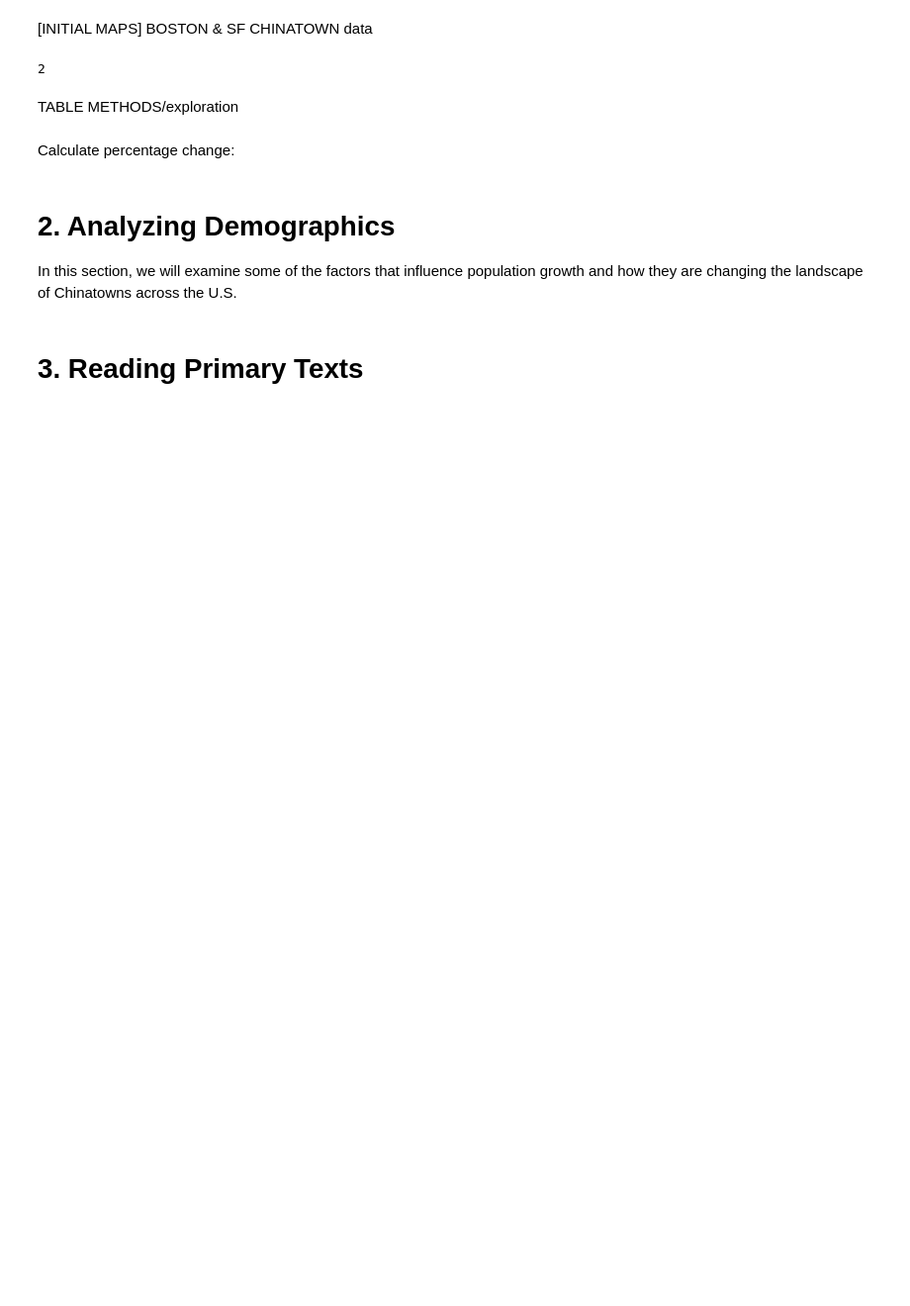
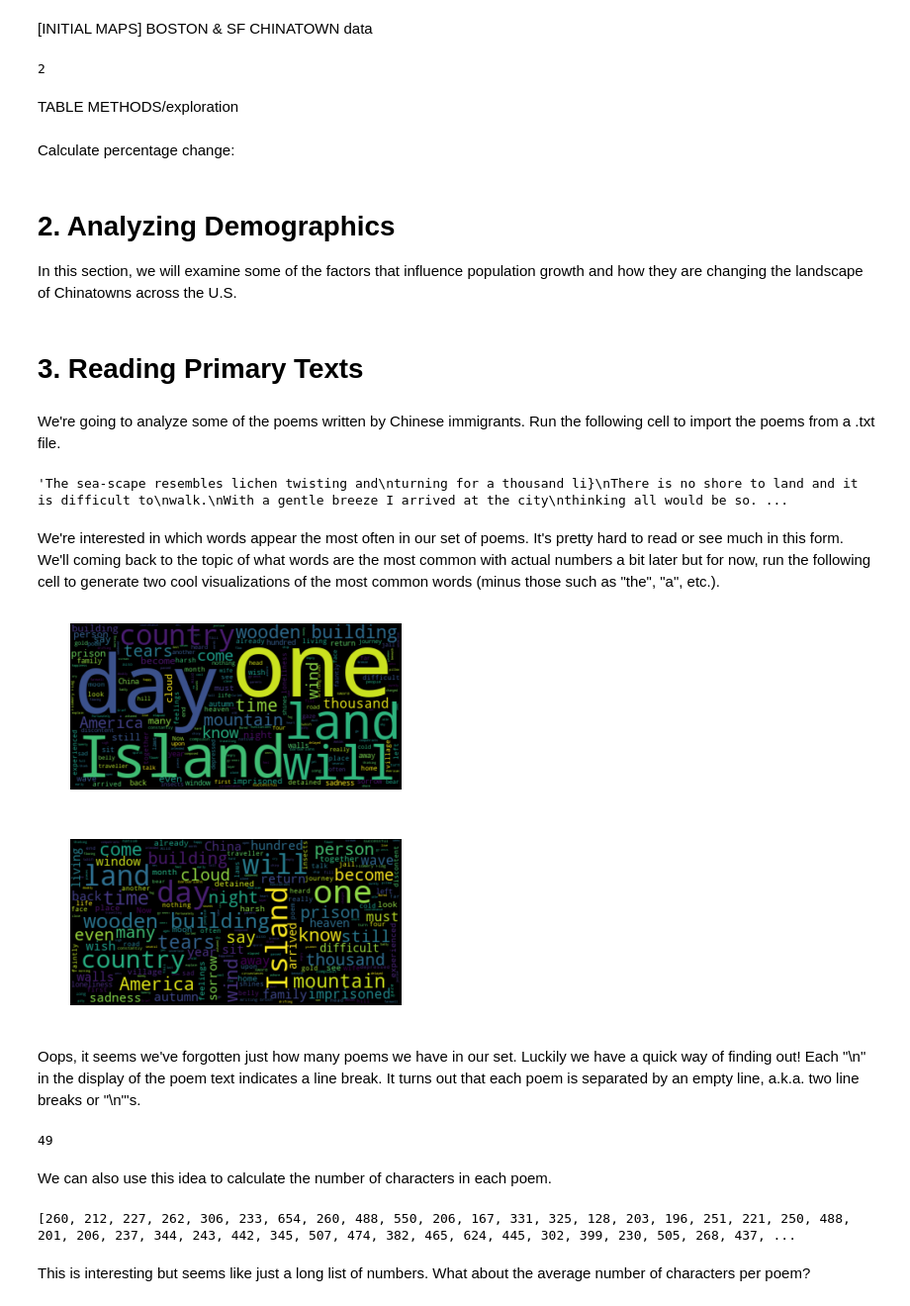
Before and after one commit to ds-modules/XENGLIS-31AC, a Jupyter notebook: XENG_31AC.ipynb, the cells around one changed output. Shown at 99% size. Cells and saved outputs as stored; diff of their text form; code cells hidden in the pictures; blank space fills up the shorter version.

Commit message:
Edited txt file and draft of text analysis of notebook

```diff
--- a/XENG_31AC.ipynb
+++ b/XENG_31AC.ipynb
@@ -56,3 +58,44 @@ Calculate percentage change:
 In this section, we will examine some of the factors that influence population growth and how they are changing the landscape of Chinatowns across the U.S.
 # %% [markdown]
 # 3. Reading Primary Texts
+# %% [markdown]
+We're going to analyze some of the poems written by Chinese immigrants. Run the following cell to import the poems from a .txt file.
+# %%
+with open('data/islandpoetry1_22.txt', "r") as f:
+    raw = f.read()
+raw
+# %% [output]
+'The sea-scape resembles lichen twisting and\nturning for a thousand li}\nThere is no shore to land and it is difficult to\nwalk.\nWith a gentle breeze I arrived at the city\nthinking all would be so. ...
+# %% [markdown]
+We're interested in which words appear the most often in our set of poems. It's pretty hard to read or see much in this form. We'll coming back to the topic of what words are the most common with actual numbers a bit later but for now, run the following cell to generate two cool visualizations of the most common words (minus those such as "the", "a", etc.).
+# %%
+wordcloud = WordCloud().generate(raw)
+
+plt.imshow(wordcloud, interpolation='bilinear')
+plt.axis("off")
+
+# lower max_font_size
+wordcloud = WordCloud(max_font_size=40).generate(raw)
+plt.figure()
+plt.imshow(wordcloud, interpolation="bilinear")
+plt.axis("off")
+plt.show()
+# %% [output]
+[figure, added]
+[figure, added]
+# %% [markdown]
+Oops, it seems we've forgotten just how many poems we have in our set. Luckily we have a quick way of finding out! Each "\n" in the display of the poem text indicates a line break. It turns out that each poem is separated by an empty line, a.k.a. two line breaks or "\n"'s.
+# %%
+num_poems = len(raw.split("\n\n"))
+num_poems
+# %% [output]
+49
+# %% [markdown]
+We can also use this idea to calculate the number of characters in each poem.
+# %%
+num_char_per_poem = [len(p) for p in raw.split("\n\n")]
+print(num_char_per_poem)
+# %% [output]
+[260, 212, 227, 262, 306, 233, 654, 260, 488, 550, 206, 167, 331, 325, 128, 203, 196, 251, 221, 250, 488, 201, 206, 237, 344, 243, 442, 345, 507, 474, 382, 465, 624, 445, 302, 399, 230, 505, 268, 437, ...
+# %% [markdown]
+This is interesting but seems like just a long list of numbers. What about the average number of characters per poem?
```
Also changed, not shown: parts of 8 cells of this notebook, 2 other files.
